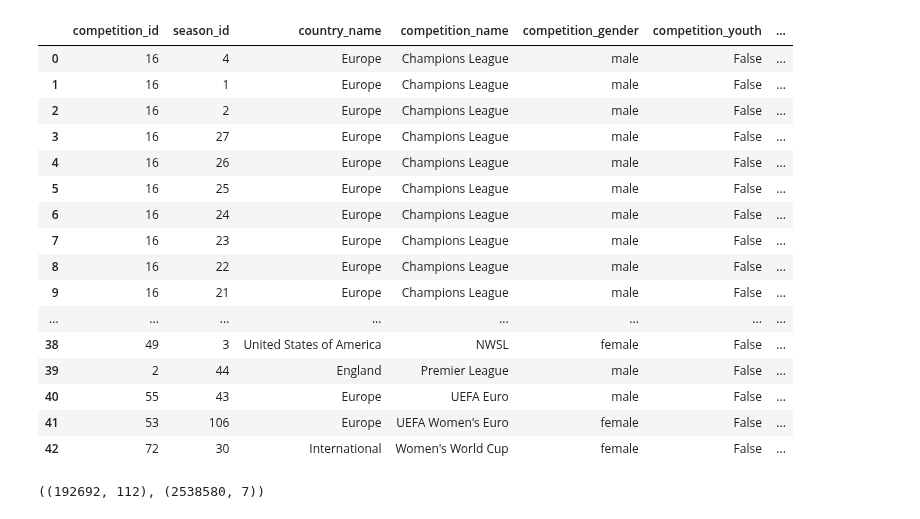
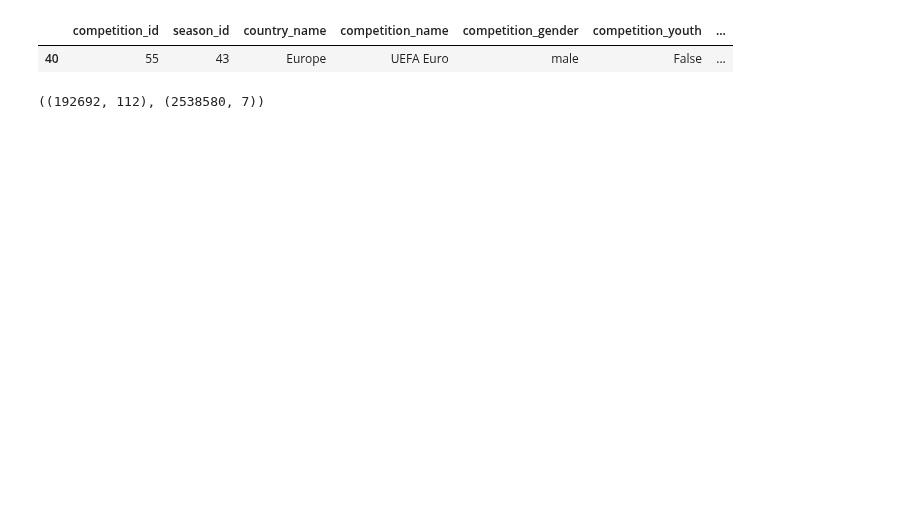
Before and after one commit to TK5-Tim/ds-projects, a Jupyter notebook: src-ftbl-internship-project/em2020_internship_project.ipynb, the cells around one changed output. Drawn from its saved outputs; the diff is of its cells as text; code cells hidden in the pictures; blank space fills up the shorter version.

```diff
--- a/src-ftbl-internship-project/em2020_internship_project.ipynb
+++ b/src-ftbl-internship-project/em2020_internship_project.ipynb
@@ -11,24 +16,9 @@ pd.set_option("display.max_rows", None)
 # %%
 df_competitions = sb.competitions()
-df_competitions
+df_competitions[df_competitions['competition_name'] == 'UEFA Euro']
 # %% [output]
 |  | competition_id | season_id | country_name | competition_name | competition_gender | competition_youth | ... |
-| 0 | 16 | 4 | Europe | Champions League | male | False | ... |
-| 1 | 16 | 1 | Europe | Champions League | male | False | ... |
-| 2 | 16 | 2 | Europe | Champions League | male | False | ... |
-| 3 | 16 | 27 | Europe | Champions League | male | False | ... |
-| 4 | 16 | 26 | Europe | Champions League | male | False | ... |
-| 5 | 16 | 25 | Europe | Champions League | male | False | ... |
-| 6 | 16 | 24 | Europe | Champions League | male | False | ... |
-| 7 | 16 | 23 | Europe | Champions League | male | False | ... |
-| 8 | 16 | 22 | Europe | Champions League | male | False | ... |
-| 9 | 16 | 21 | Europe | Champions League | male | False | ... |
-| ... | ... | ... | ... | ... | ... | ... | ... |
-| 38 | 49 | 3 | United States of America | NWSL | female | False | ... |
-| 39 | 2 | 44 | England | Premier League | male | False | ... |
 | 40 | 55 | 43 | Europe | UEFA Euro | male | False | ... |
-| 41 | 53 | 106 | Europe | UEFA Women's Euro | female | False | ... |
-| 42 | 72 | 30 | International | Women's World Cup | female | False | ... |
 # %%
 df_matches = sb.matches(competition_id=55, season_id=43)
 # %%
```
Also changed, not shown: parts of 20 cells of this notebook.
